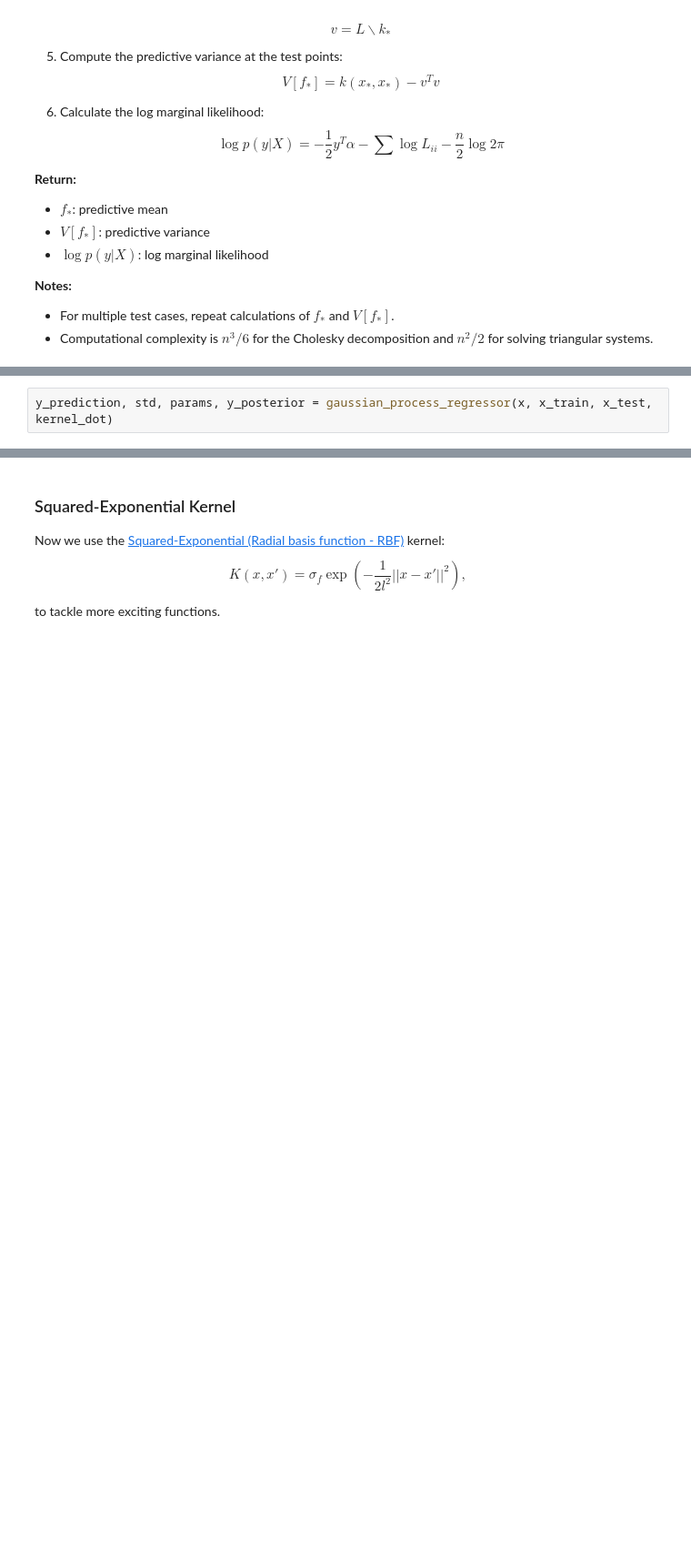
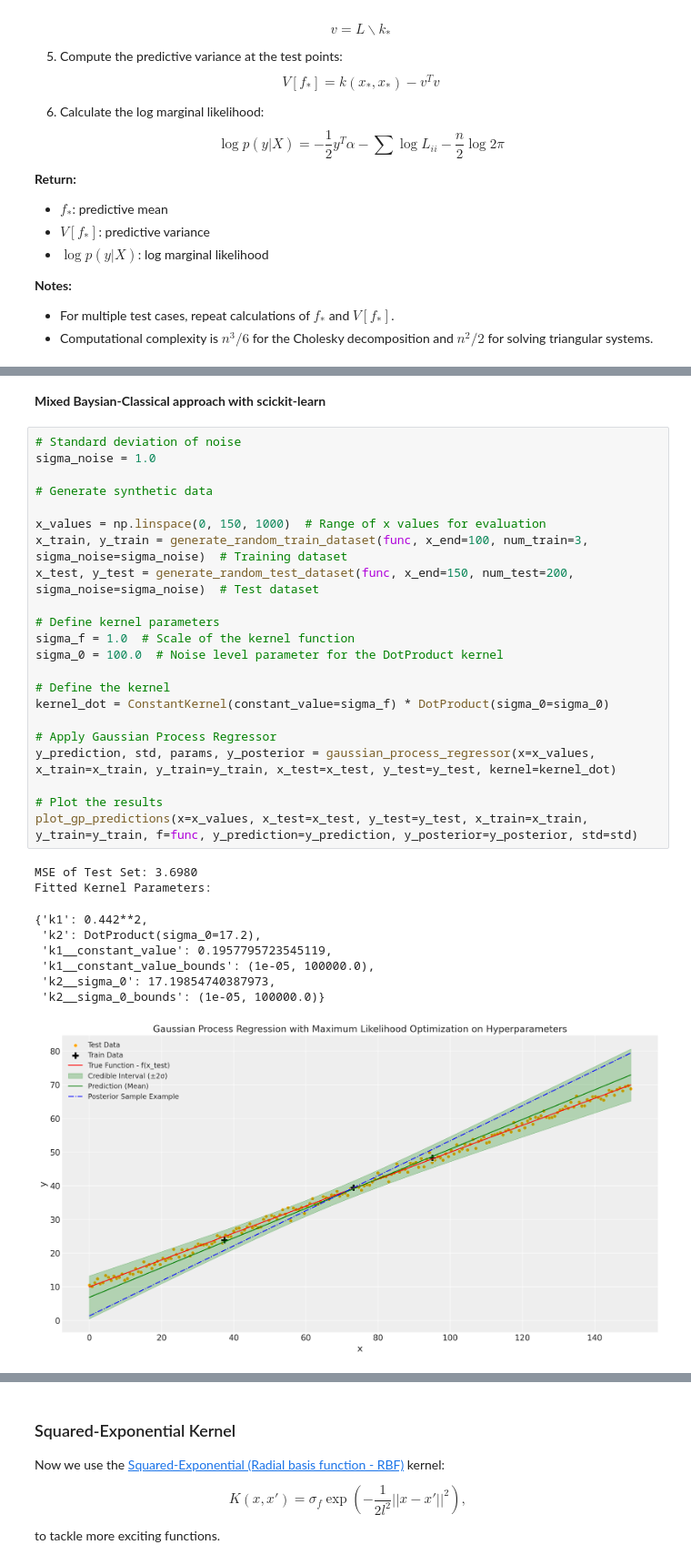
Before and after one commit to mschossler/bayes_gaussian_process_StockPrediction, a Jupyter notebook: GP.ipynb, the cells around one changed output, grey strips where cells are left out. Shown at 91% size. Drawn from its saved outputs; the diff is of its cells as text; blank space fills up the shorter version.

```diff
--- a/GP.ipynb
+++ b/GP.ipynb
@@ -455,2 +388,0 @@ kernel_dot = ConstantKernel(constant_value=sigma_f) * DotProduct(sigma_0=sigma_0
-# %%
-y_prediction, std, params, y_posterior = gaussian_process_regressor(x, x_train, x_test, kernel_dot)
@@ -501,0 +518,34 @@ The figure above shows that the DotProduct kernel is able to generate only linea
+# %% [markdown]
+**Mixed Baysian-Classical approach with scickit-learn**
+# %%
+# Standard deviation of noise
+sigma_noise = 1.0
+
+# Generate synthetic data
+
+x_values = np.linspace(0, 150, 1000)  # Range of x values for evaluation
+x_train, y_train = generate_random_train_dataset(func, x_end=100, num_train=3, sigma_noise=sigma_noise)  # Training dataset
+x_test, y_test = generate_random_test_dataset(func, x_end=150, num_test=200, sigma_noise=sigma_noise)  # Test dataset
+
+# Define kernel parameters
+sigma_f = 1.0  # Scale of the kernel function
+sigma_0 = 100.0  # Noise level parameter for the DotProduct kernel
+
+# Define the kernel
+kernel_dot = ConstantKernel(constant_value=sigma_f) * DotProduct(sigma_0=sigma_0)
+
+# Apply Gaussian Process Regressor
+y_prediction, std, params, y_posterior = gaussian_process_regressor(x=x_values, x_train=x_train, y_train=y_train, x_test=x_test, y_test=y_test, kernel=kernel_dot)
+
+# Plot the results
+plot_gp_predictions(x=x_values, x_test=x_test, y_test=y_test, x_train=x_train, y_train=y_train, f=func, y_prediction=y_prediction, y_posterior=y_posterior, std=std)
+# %% [output]
+MSE of Test Set: 3.6980
+Fitted Kernel Parameters:
+{'k1': 0.442**2,
+ 'k2': DotProduct(sigma_0=17.2),
+ 'k1__constant_value': 0.1957795723545119,
+ 'k1__constant_value_bounds': (1e-05, 100000.0),
+ 'k2__sigma_0': 17.19854740387973,
+ 'k2__sigma_0_bounds': (1e-05, 100000.0)}
+[figure, added]
```
Also changed, not shown: parts of 43 cells of this notebook.
